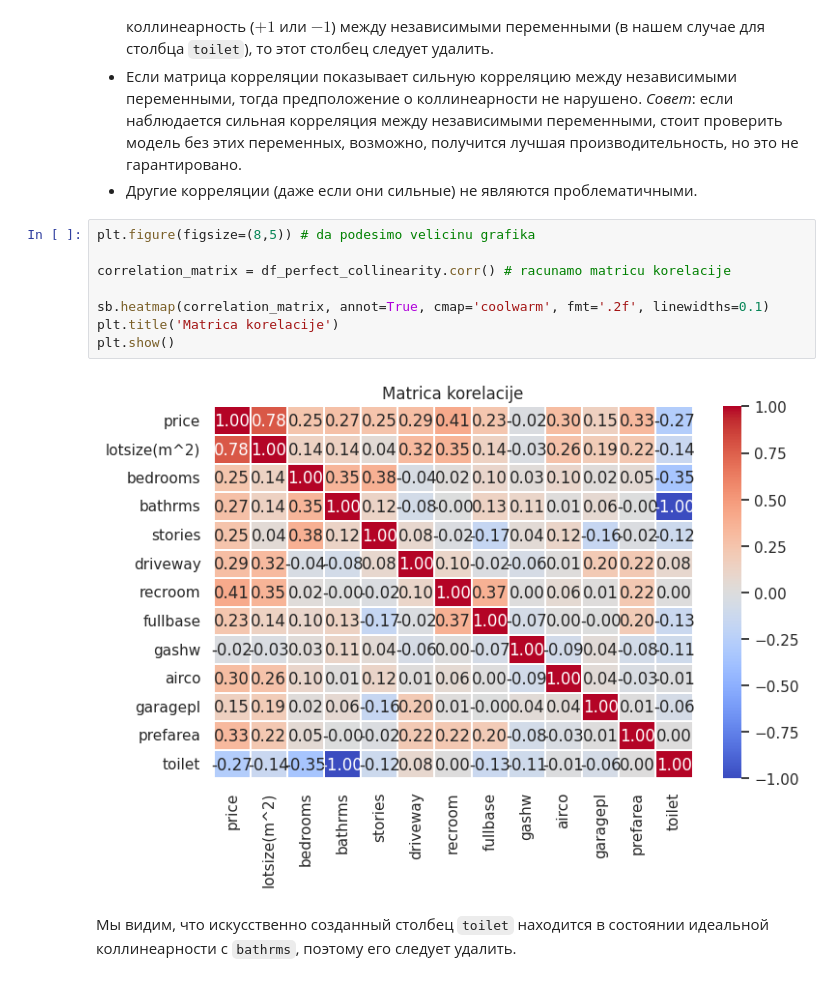
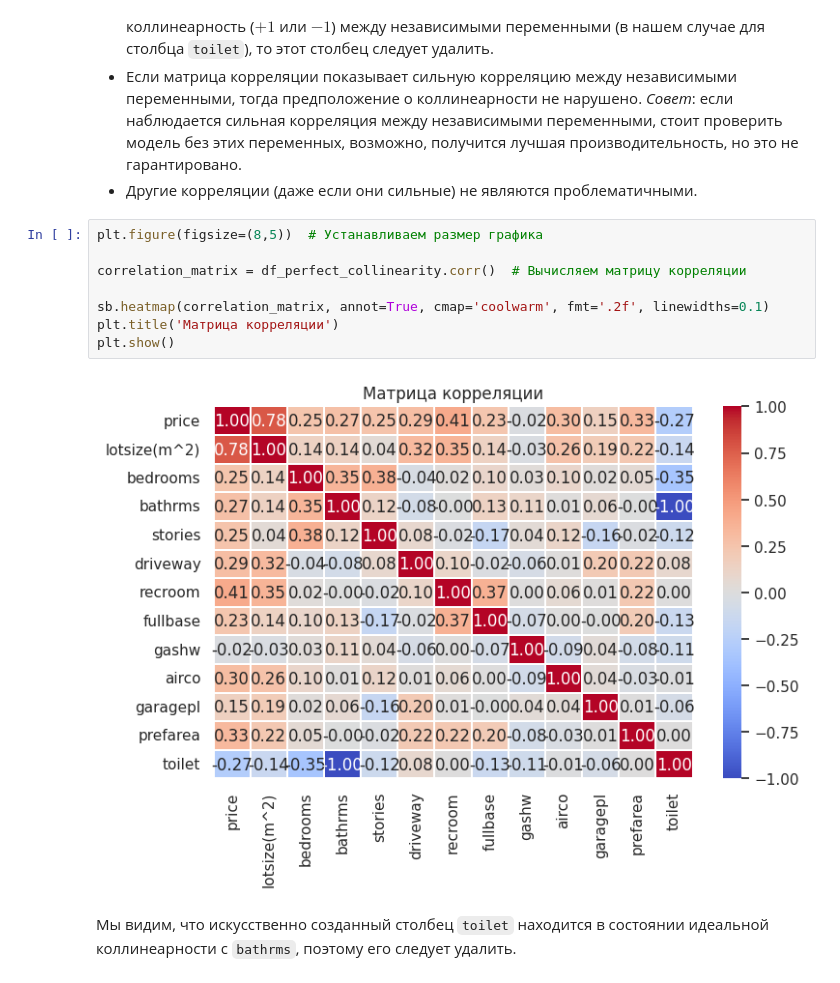
Before and after one commit to xXxINFARKTxXx/FTN, a Jupyter notebook: 5_Visestruka_linearna_regresija/5_Visestruka_rus.ipynb, the cells around one changed output. Saved outputs shown, nothing was run; the diff lists cells and outputs as text.

```diff
--- a/5_Visestruka_linearna_regresija/5_Visestruka_rus.ipynb
+++ b/5_Visestruka_linearna_regresija/5_Visestruka_rus.ipynb
@@ -95,15 +115,15 @@ df_perfect_collinearity.head()
 - Если матрица корреляции показывает сильную корреляцию между независимыми переменными, тогда предположение о коллинеарности не нарушено. *Совет*: если наблюдается сильная корреляция между независимыми переменными, стоит проверить модель без этих переменных, возможно, получится лучшая производительность, но это не гарантировано.
 - Другие корреляции (даже если они сильные) не являются проблематичными.
 # %%
-plt.figure(figsize=(8,5)) # da podesimo velicinu grafika
+plt.figure(figsize=(8,5))  # Устанавливаем размер графика
 
-correlation_matrix = df_perfect_collinearity.corr() # racunamo matricu korelacije
+correlation_matrix = df_perfect_collinearity.corr()  # Вычисляем матрицу корреляции
 
 sb.heatmap(correlation_matrix, annot=True, cmap='coolwarm', fmt='.2f', linewidths=0.1)
-plt.title('Matrica korelacije')
+plt.title('Матрица корреляции')
 plt.show()
 # %% [output]
-[figure, old version]
+[figure, new version]
 # %% [markdown]
 Мы видим, что искусственно созданный столбец `toilet` находится в состоянии идеальной коллинеарности с `bathrms`, поэтому его следует удалить.
 # %% [markdown]
```
Also changed, not shown: parts of 4 cells of this notebook, 12 other files.
